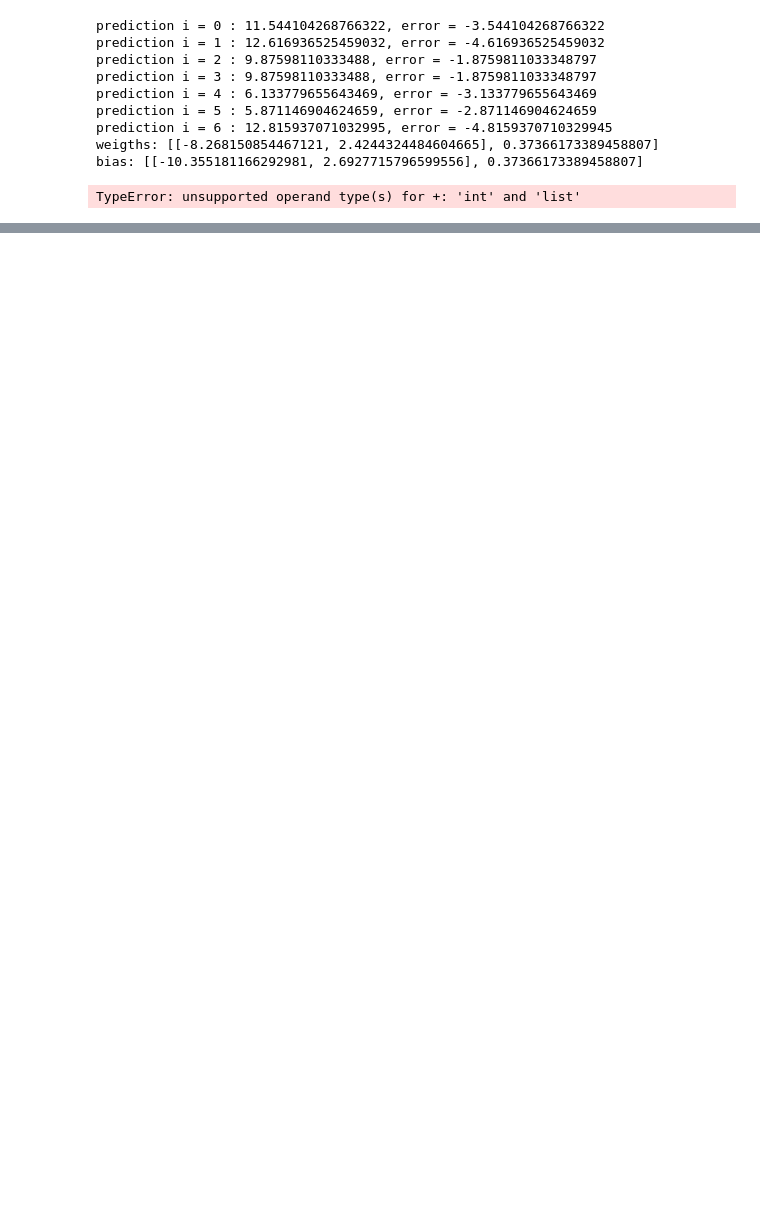
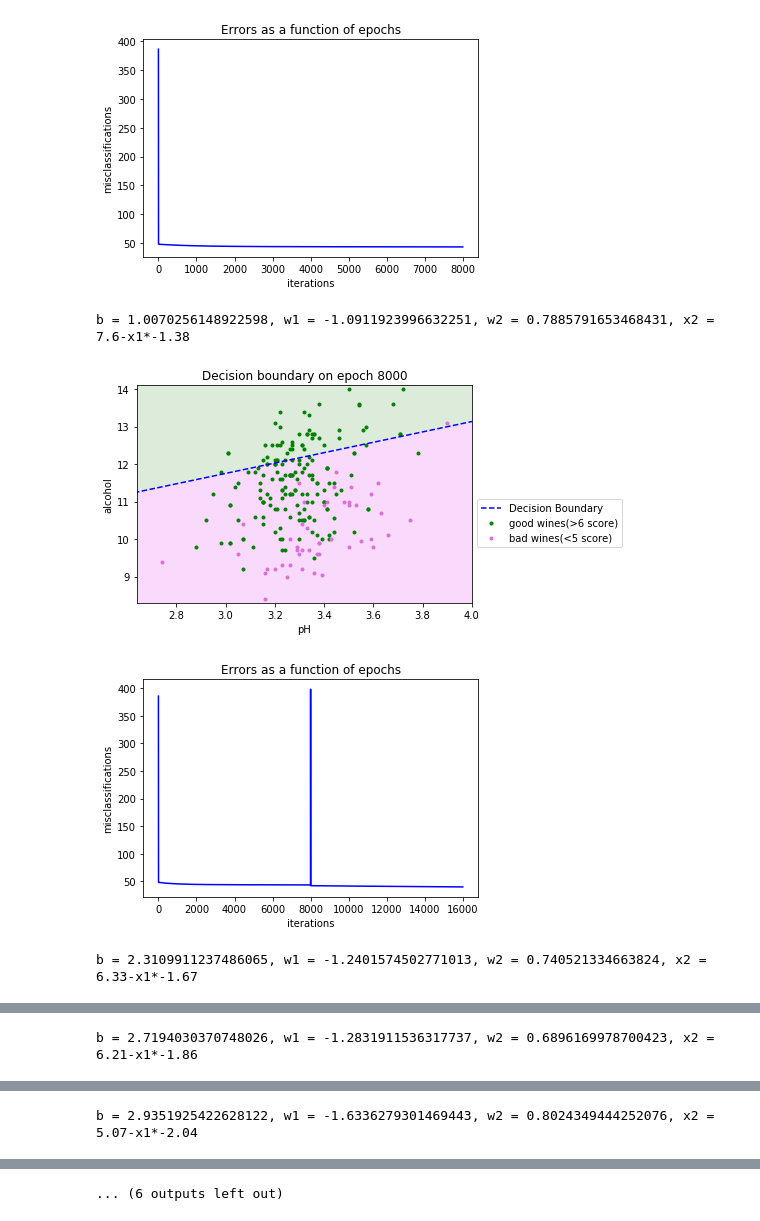
Before and after one commit to tsergien/sommelier, a Jupyter notebook: perceptron.ipynb, the cells around one changed output, grey strips where cells are left out. Saved outputs shown, nothing was run; the diff lists cells and outputs as text; code cells hidden in the pictures; blank space fills up the shorter version.

```diff
--- a/perceptron.ipynb
+++ b/perceptron.ipynb
@@ -221,6 +215,7 @@ class Adaline(object):
         self.res = []
         self.current_epoch = 0
         self.threshold = threshold
+        self.w = []
         return
 
     def error(self, y: list, d: list) -> float:
@@ -271,7 +266,7 @@ class Adaline(object):
         d - desired output
         """
         assert (len(x) == len(d)), "x should have the same amount of rows as d"
-        if reinitialize_weights:
+        if len(self.w) != len(x[0]) or reinitialize_weights:
             self.w = [random.random() for i in range(len(x[0]))]
             self.bias = random.random()
         y = [random.random() * 10 for _ in range(len(x))]
@@ -330,68 +331,61 @@ def holdout(wine_data: pd.DataFrame, limits, train_part=0.8):
     shuffled_data = wine_data.sample(frac=1)
     return (shuffled_data[:train_amount], shuffled_data[train_amount:])
 
-(training_df, validation_df) = holdout(red_df, [4, 7])
-ada = Adaline(8, 0.01, 10000)
-tr, val = training_df[training_df.quality.isin([3, 8])], validation_df[validation_df.quality.isin([3, 8])]
-tr.index, val.index = range(len(tr)), range(len(val))
-x, val_x = tr[['pH', 'alcohol']].values, val[['pH', 'alcohol']].values
-d, val_d = tr['quality'], val['quality']
-ada.train(x, d)
-for j in range(len(val_x)):
-    print(f'prediction i = {j} : {ada.predict(val_x[j])}, error = {val_d[j] - ada.predict(val_x[j])}')
+# (training_df, validation_df) = holdout(red_df, [4, 7])
+# ada = Adaline(8, 0.01, 10000)
+# tr, val = training_df[training_df.quality.isin([3, 8])], validation_df[validation_df.quality.isin([3, 8])]
+# tr.index, val.index = range(len(tr)), range(len(val))
+# x, val_x = tr[['pH', 'alcohol']].values, val[['pH', 'alcohol']].values
+# d, val_d = tr['quality'], val['quality']
+# ada.train(x, d)
+# for j in range(len(val_x)):
+#     print(f'prediction i = {j} : {ada.predict(val_x[j])}, error = {val_d[j] - ada.predict(val_x[j])}')
 
 
 
 def k_fold(wine_data: pd.DataFrame, k=3, shuffle=False):
+    wine_data = wine_data[(wine_data.quality <= 4) | (wine_data.quality >= 7)]
     if shuffle:
         wine_data = wine_data.sample(frac=1, random_state=1, axis=0)
     folds = []
     rest = wine_data
     amount = int(wine_data.shape[0] / k)
+    res = []
     for i in range(k-1):
         training_temp = rest.sample(n=amount)
         folds.append(training_temp)
         rest = rest.drop(training_temp.index)
-    folds.append(rest)
-
-    res = []
-    for i in range(k):
         res.append([folds[i], wine_data.drop(folds[i].index)]) # (trainig, validation)
+    res.append([rest, wine_data.drop(rest.index)]) # (trainig, validation)
     return res
-
-
-k_folds = k_fold(red_df, 3)
 
 
 def training(data, k):
     tuples = k_fold(data, k)
     weight_list = [] # tuples [w, bias]
-    ada = Adaline(8, 0.01, 10000)
+    ada = Adaline(7, 0.0001, 8000)
 
     for t in tuples:
-        tr, val = t[0][t[0].quality.isin([3, 8])], t[1][t[1].quality.isin([3, 8])]
+        tr, val = t[0], t[1]
         tr.index, val.index = range(len(tr)), range(len(val))
-        x, val_x = tr[['pH', 'alcohol']].values, val[['pH', 'alcohol']].values
-        d, val_d = tr['quality'], val['quality']
-        ada.train(x, d)
+        x = tr[['pH', 'alcohol']].values
+        d = tr['quality']
+        ada.train(x, d, True, False)
+        plot_performance(ada.res, val, 7, 4, ['pH', 'alcohol'], ada.current_epoch)
         weight_list.append([ada.res[-1][2], ada.res[1][3]])
 
-    print(f'weigths: {weight_list[:][0]}')
-    print(f'bias: {weight_list[:][1]}')
-
-    weights = sum(weight_list[:][0]) / k
-    bias = sum(weight_list[:][1]) / k
-    print(f'mean: w = {weight}, bias = {bias}')
+    weight1 = sum([x[0][0] for x in weight_list]) / k
+    weight2 = sum([x[0][1] for x in weight_list]) / k
+    bias = sum([x[1] for x in weight_list]) / k
+    print(f'mean: w = {weight1} w2 = {weight2}, bias = {bias}')
+    ada.res.append([ada.res[-1][0]+1, 0, [weight1, weight2], bias])
+    part = data[(data.quality >= 7) | (data.quality <= 4)]
+    plot_performance(ada.res, part, 7, 4, ['pH', 'alcohol'], ada.current_epoch + 1)
 
 training(red_df, 5)
 # %% [output]
+[figure, added]
-prediction i = 0 : 11.544104268766322, error = -3.544104268766322
-prediction i = 1 : 12.616936525459032, error = -4.616936525459032
-prediction i = 2 : 9.87598110333488, error = -1.8759811033348797
-prediction i = 3 : 9.87598110333488, error = -1.8759811033348797
-prediction i = 4 : 6.133779655643469, error = -3.133779655643469
-prediction i = 5 : 5.871146904624659, error = -2.871146904624659
-prediction i = 6 : 12.815937071032995, error = -4.8159370710329945
-weigths: [[-8.268150854467121, 2.4244324484604665], 0.37366173389458807]
-bias: [[-10.355181166292981, 2.6927715796599556], 0.37366173389458807]
+b = 1.0070256148922598, w1 = -1.0911923996632251, w2 = 0.7885791653468431, x2 = 7.6-x1*-1.38
+[figure, added]
+[figure, added]
-TypeError: unsupported operand type(s) for +: 'int' and 'list'
+b = 2.3109911237486065, w1 = -1.2401574502771013, w2 = 0.740521334663824, x2 = 6.33-x1*-1.67
@@ -397,0 +394 @@ TypeError: unsupported operand type(s) for +: 'int' and 'list'
+b = 2.7194030370748026, w1 = -1.2831911536317737, w2 = 0.6896169978700423, x2 = 6.21-x1*-1.86
@@ -397,0 +397 @@ TypeError: unsupported operand type(s) for +: 'int' and 'list'
+b = 2.9351925422628122, w1 = -1.6336279301469443, w2 = 0.8024349444252076, x2 = 5.07-x1*-2.04
@@ -397,0 +399 @@ TypeError: unsupported operand type(s) for +: 'int' and 'list'
+... (6 outputs left out)
```
Also changed, not shown: parts of 3 cells of this notebook.
